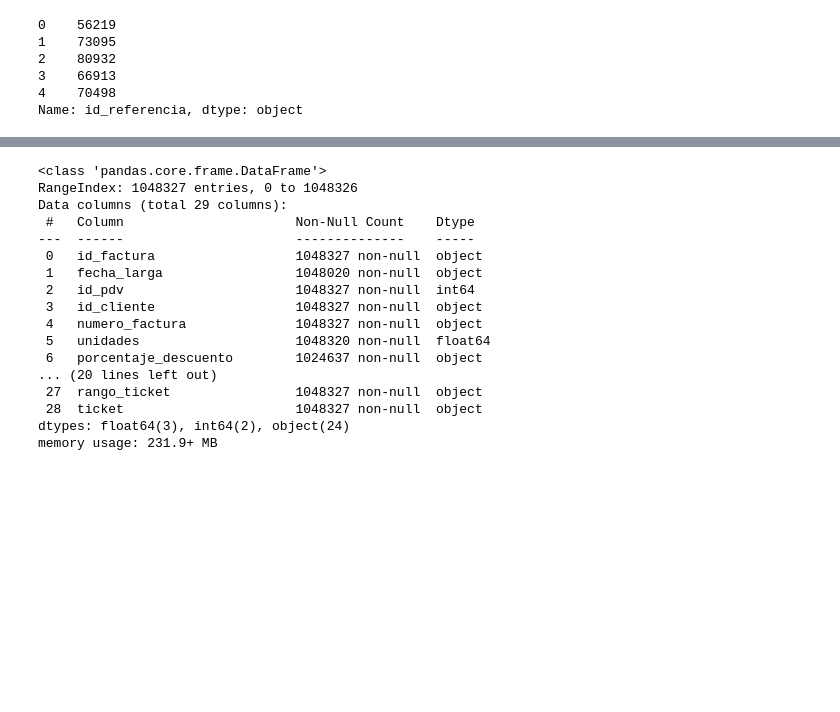
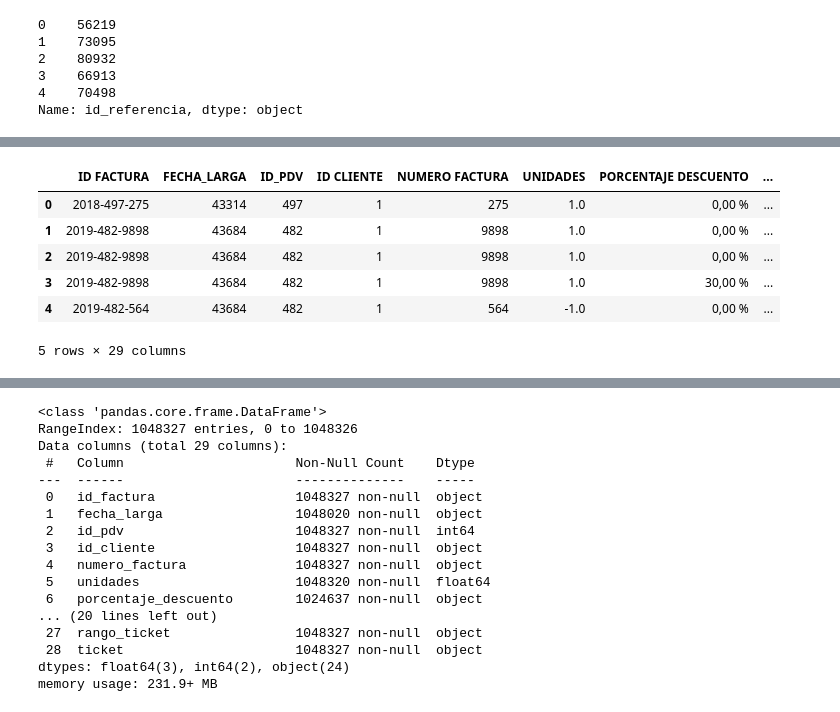
Before and after one commit to jmontoyavallejo/ETL---customer-experience-project, a Jupyter notebook: ensayo.ipynb, the cells around one changed output, grey strips where cells are left out. Cells and saved outputs as stored; diff of their text form; code cells hidden in the pictures; blank space fills up the shorter version.

```diff
--- a/ensayo.ipynb
+++ b/ensayo.ipynb
@@ -99,0 +260,10 @@ df_mineria_resultado_campanas_csv=pd.read_csv('app/resources/mineria_resultado_c
+# %%
+df_mineria_ventas_csv.astype('string').head()
+# %% [output]
+|  | ID FACTURA | FECHA_LARGA | ID_PDV | ID CLIENTE | NUMERO FACTURA | UNIDADES | PORCENTAJE DESCUENTO | ... |
+| 0 | 2018-497-275 | 43314 | 497 | 1 | 275 | 1.0 | 0,00 % | ... |
+| 1 | 2019-482-9898 | 43684 | 482 | 1 | 9898 | 1.0 | 0,00 % | ... |
+| 2 | 2019-482-9898 | 43684 | 482 | 1 | 9898 | 1.0 | 0,00 % | ... |
+| 3 | 2019-482-9898 | 43684 | 482 | 1 | 9898 | 1.0 | 30,00 % | ... |
+| 4 | 2019-482-564 | 43684 | 482 | 1 | 564 | -1.0 | 0,00 % | ... |
+5 rows × 29 columns
```
Also changed, not shown: parts of 17 cells of this notebook, 11 other files.
